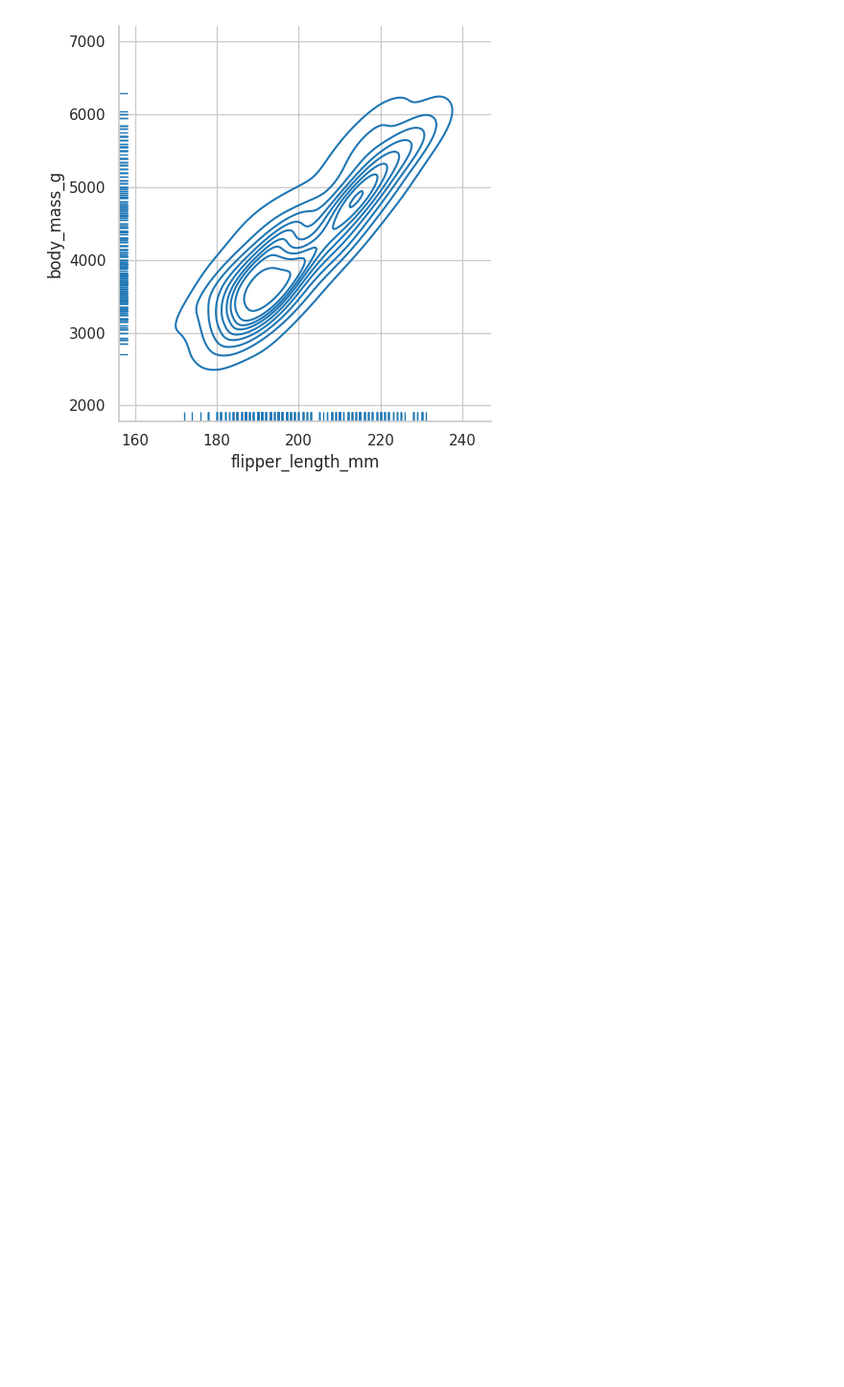
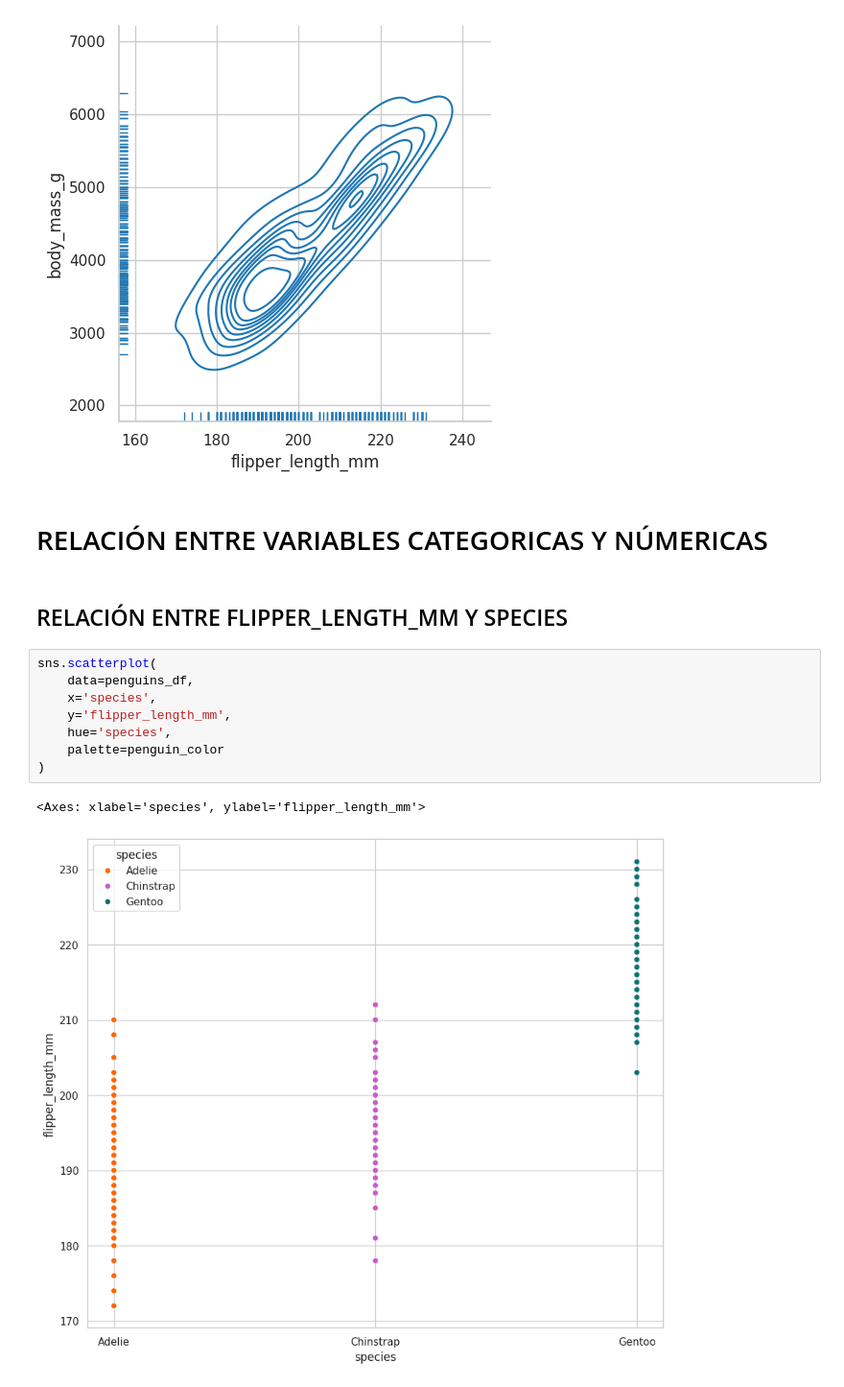
Before and after one commit to 12aptor/data-science-g4, a Jupyter notebook: dia2/6_analisis_bivariado.ipynb, the cells around one changed output. Shown at 96% size. Cells and saved outputs as stored; diff of their text form; blank space fills up the shorter version.

```diff
--- a/dia2/6_analisis_bivariado.ipynb
+++ b/dia2/6_analisis_bivariado.ipynb
@@ -105,3 +105,18 @@ sns.displot(
 # %% [output]
 <seaborn.axisgrid.FacetGrid at 0x...>
 [figure]
+# %% [markdown]
+# RELACIÓN ENTRE VARIABLES CATEGORICAS Y NÚMERICAS
+# %% [markdown]
+## RELACIÓN ENTRE FLIPPER_LENGTH_MM Y SPECIES
+# %%
+sns.scatterplot(
+    data=penguins_df,
+    x='species',
+    y='flipper_length_mm',
+    hue='species',
+    palette=penguin_color
+)
+# %% [output]
+<Axes: xlabel='species', ylabel='flipper_length_mm'>
+[figure, added]
```
Also changed, not shown: parts of 8 cells of this notebook.
